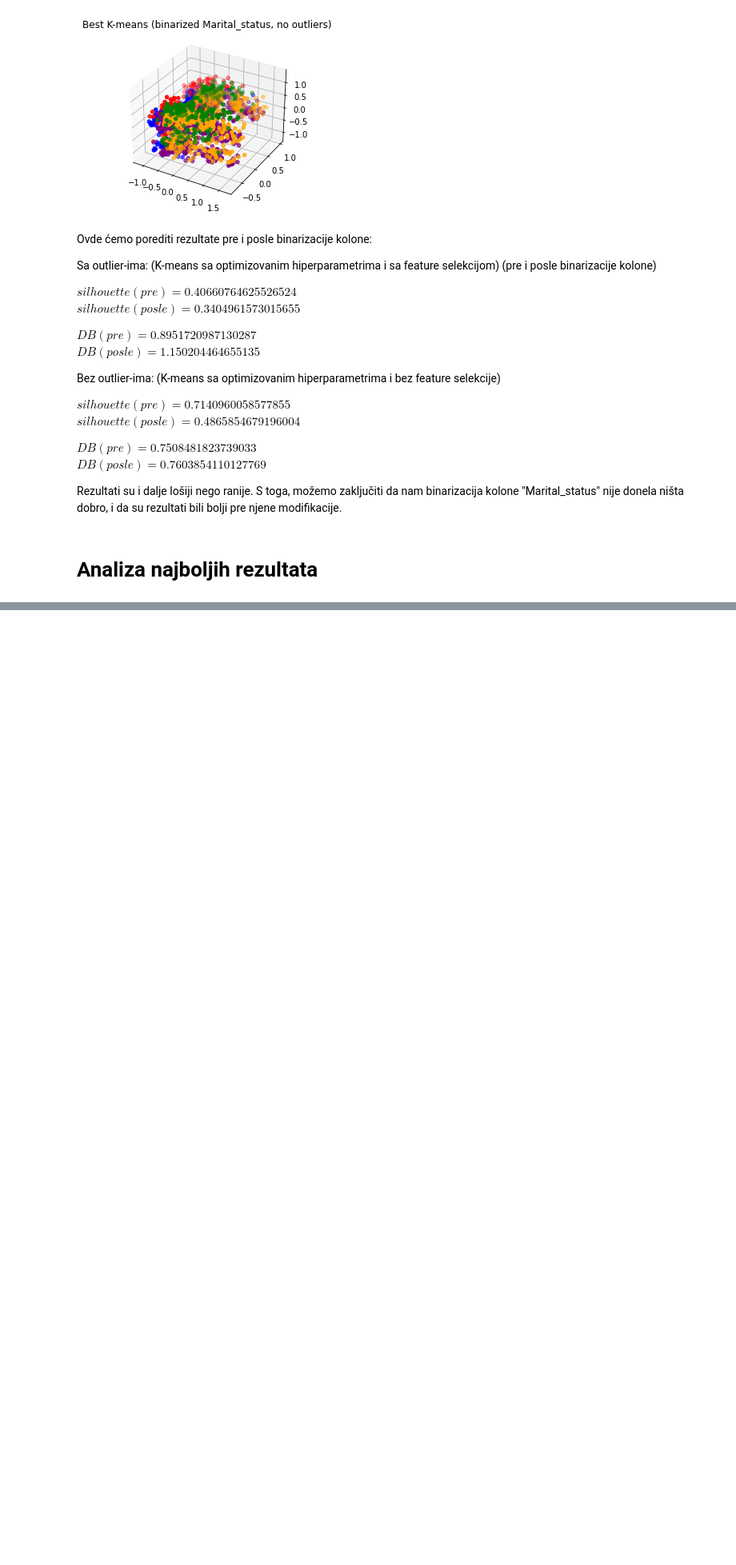
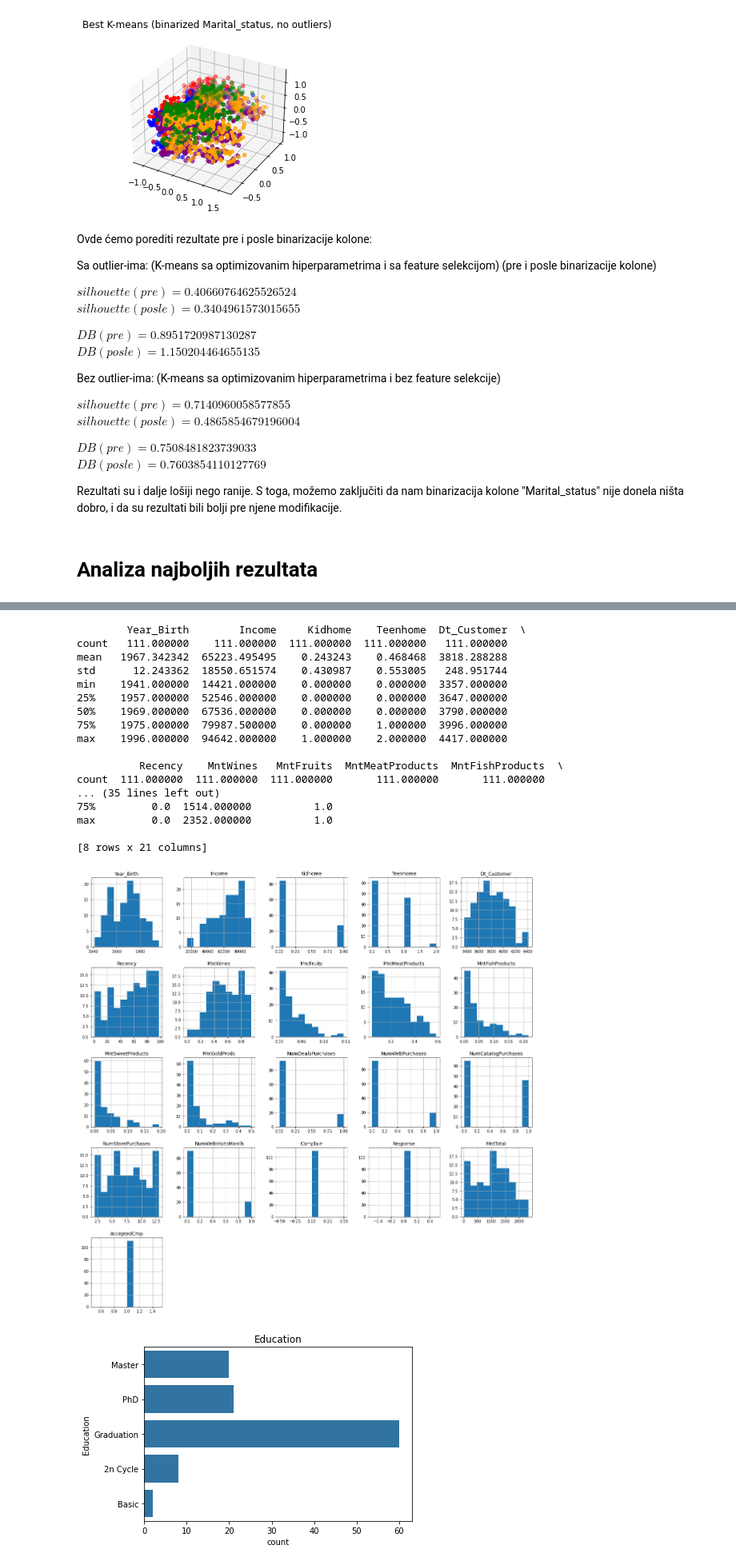
Before and after one commit to AndjelijaMladenovic00/Target-Marketing-Clustering, a Jupyter notebook: Projekat.ipynb, the cells around one changed output, grey strips where cells are left out. Shown at 80% size. Cells and saved outputs as stored; diff of their text form; code cells hidden in the pictures; blank space fills up the shorter version.

```diff
--- a/Projekat.ipynb
+++ b/Projekat.ipynb
@@ -2562,0 +2632,28 @@ Rezultati su i dalje lošiji nego ranije. S toga, možemo zaključiti da nam bin
+# %%
+print(cluster_2.describe())
+cluster_2.hist(figsize=(20, 20))
+plt.show()
+sns.countplot(cluster_2, y="Education").set(title="Education")
+plt.show()
+sns.countplot(cluster_2, y="Marital_Status").set(title="Marital_Status")
+plt.show()
+# %% [output]
+        Year_Birth        Income     Kidhome    Teenhome  Dt_Customer  \
+count   111.000000    111.000000  111.000000  111.000000   111.000000
+mean   1967.342342  65223.495495    0.243243    0.468468  3818.288288
+std      12.243362  18550.651574    0.430987    0.553005   248.951744
+min    1941.000000  14421.000000    0.000000    0.000000  3357.000000
+25%    1957.000000  52546.000000    0.000000    0.000000  3647.000000
+50%    1969.000000  67536.000000    0.000000    0.000000  3790.000000
+75%    1975.000000  79987.500000    0.000000    1.000000  3996.000000
+max    1996.000000  94642.000000    1.000000    2.000000  4417.000000
+
+          Recency    MntWines   MntFruits  MntMeatProducts  MntFishProducts  \
+count  111.000000  111.000000  111.000000       111.000000       111.000000
+... (35 lines left out)
+75%         0.0  1514.000000          1.0
+max         0.0  2352.000000          1.0
+
+[8 rows x 21 columns]
+[figure, added]
+[figure, added]
```
Also changed, not shown: parts of 38 cells of this notebook.
